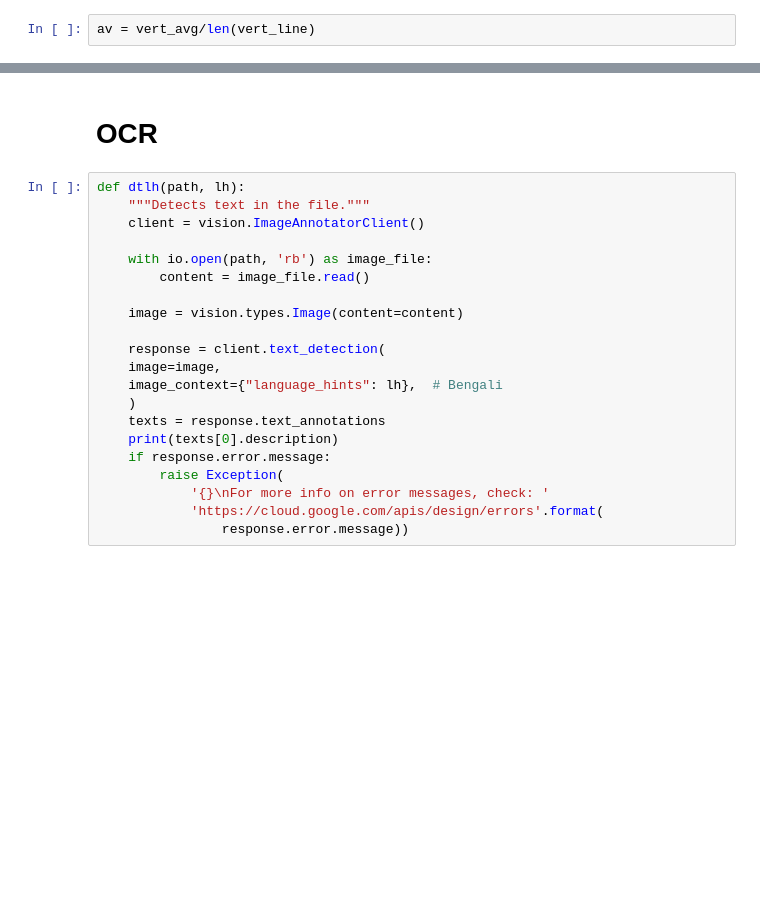
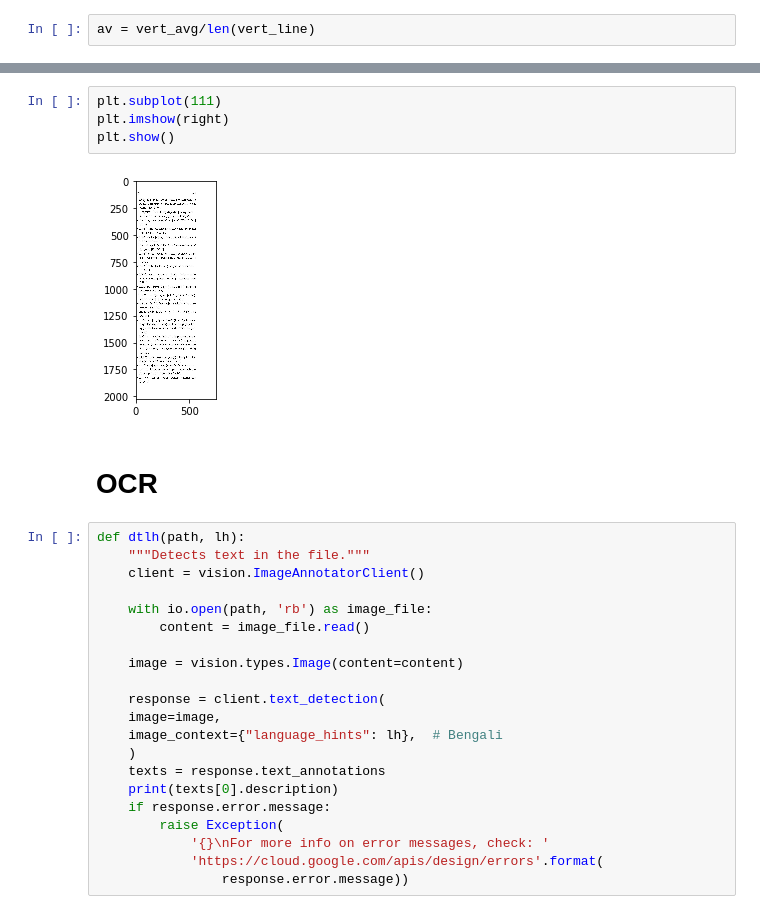
Before and after one commit to p-acharya/opencv_ocr, a Jupyter notebook: ocr_clean.ipynb, the cells around one changed output, grey strips where cells are left out. Saved outputs shown, nothing was run; the diff lists cells and outputs as text; blank space fills up the shorter version.

```diff
--- a/ocr_clean.ipynb
+++ b/ocr_clean.ipynb
@@ -112,3 +104,9 @@ left = im[0:height, 0:int(av)]
+# %%
+plt.subplot(111)
+plt.imshow(right)
+plt.show()
+# %% [output]
+[figure, added]
 # %% [markdown]
 
 # OCR
```
Also changed, not shown: parts of 5 cells of this notebook.
